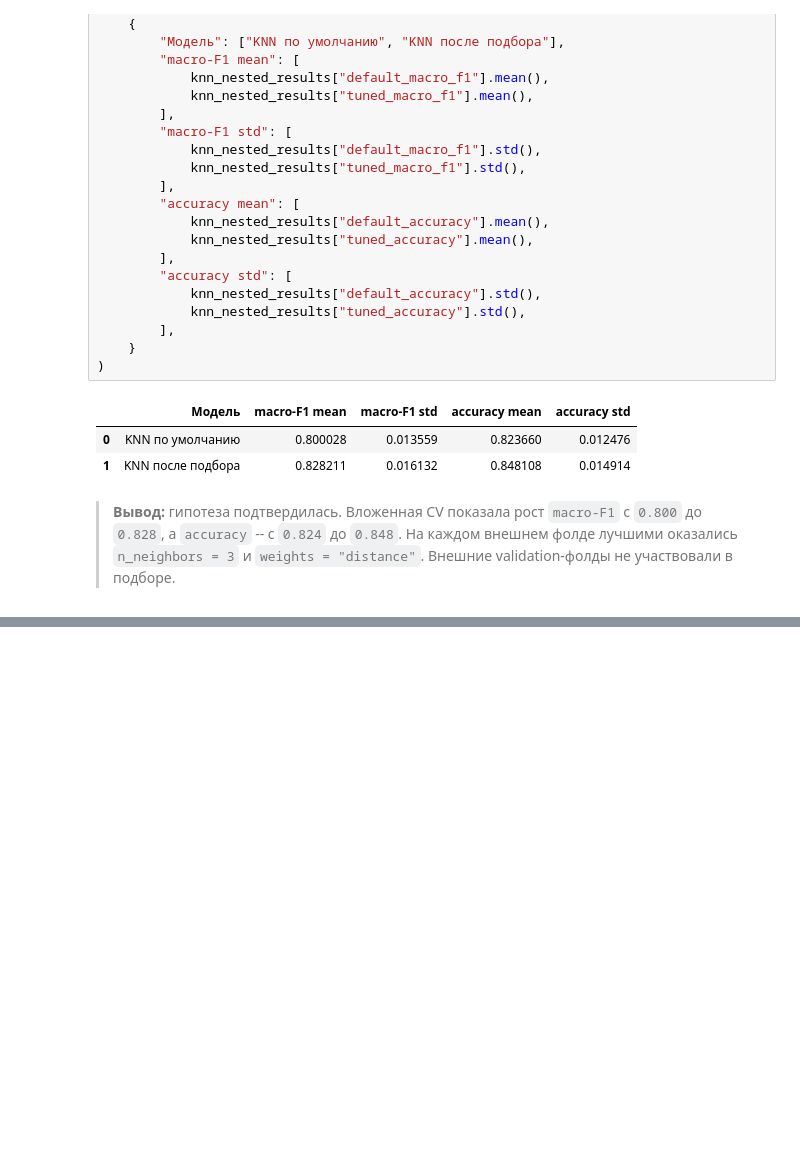
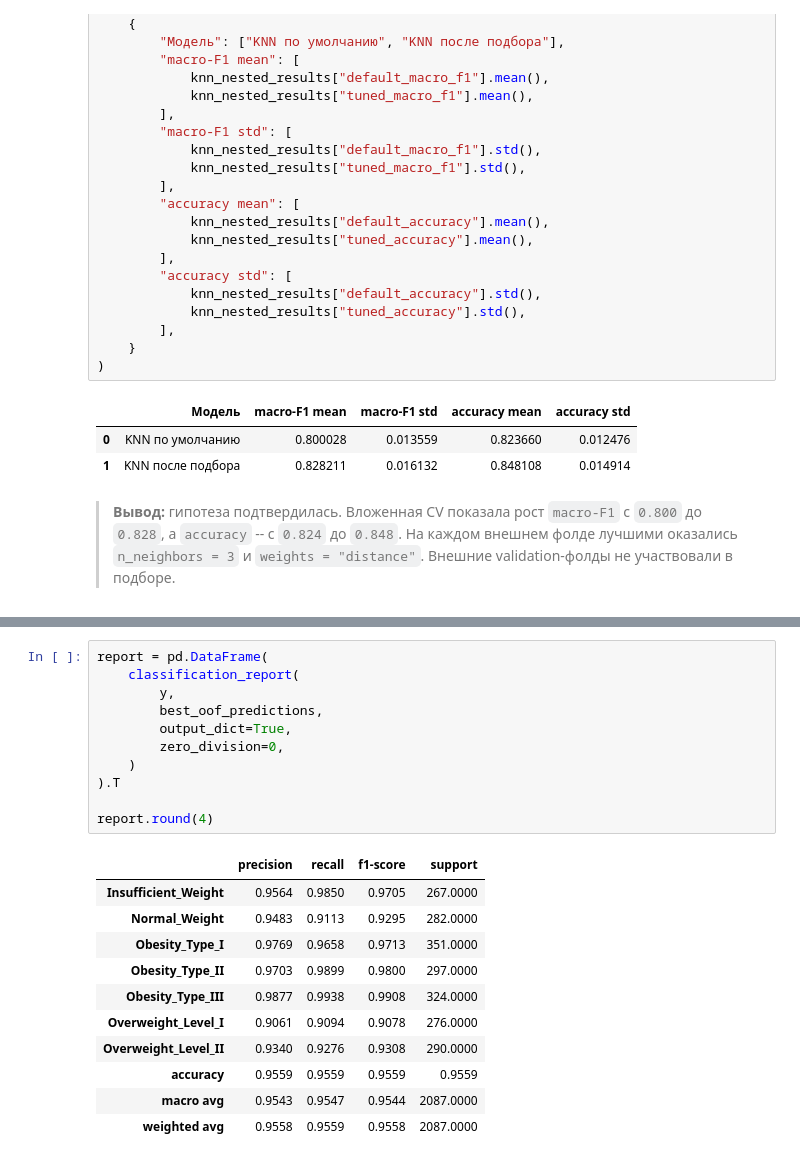
Before and after one commit to DmitryS-01/mlStartHWsSorochan, a Jupyter notebook: research.ipynb, the cells around one changed output, grey strips where cells are left out. Saved outputs shown, nothing was run; the diff lists cells and outputs as text; blank space fills up the shorter version.

```diff
--- a/research.ipynb
+++ b/research.ipynb
@@ -583,0 +681,23 @@ pd.DataFrame(
+# %%
+report = pd.DataFrame(
+    classification_report(
+        y,
+        best_oof_predictions,
+        output_dict=True,
+        zero_division=0,
+    )
+).T
+
+report.round(4)
+# %% [output]
+|  | precision | recall | f1-score | support |
+| Insufficient_Weight | 0.9564 | 0.9850 | 0.9705 | 267.0000 |
+| Normal_Weight | 0.9483 | 0.9113 | 0.9295 | 282.0000 |
+| Obesity_Type_I | 0.9769 | 0.9658 | 0.9713 | 351.0000 |
+| Obesity_Type_II | 0.9703 | 0.9899 | 0.9800 | 297.0000 |
+| Obesity_Type_III | 0.9877 | 0.9938 | 0.9908 | 324.0000 |
+| Overweight_Level_I | 0.9061 | 0.9094 | 0.9078 | 276.0000 |
+| Overweight_Level_II | 0.9340 | 0.9276 | 0.9308 | 290.0000 |
+| accuracy | 0.9559 | 0.9559 | 0.9559 | 0.9559 |
+| macro avg | 0.9543 | 0.9547 | 0.9544 | 2087.0000 |
+| weighted avg | 0.9558 | 0.9559 | 0.9558 | 2087.0000 |
```
Also changed, not shown: parts of 8 cells of this notebook, 1 other file.
